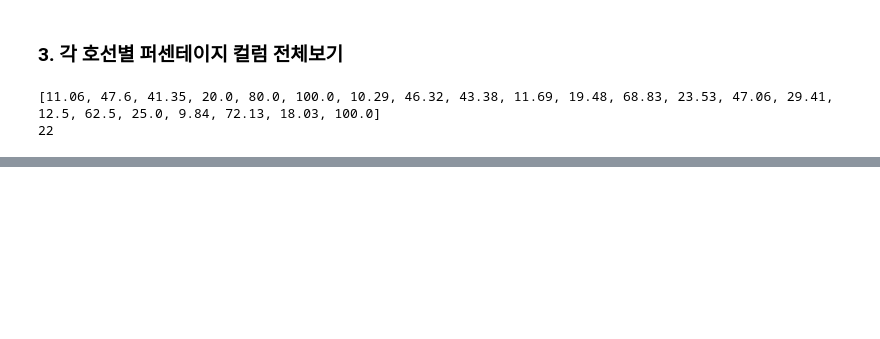
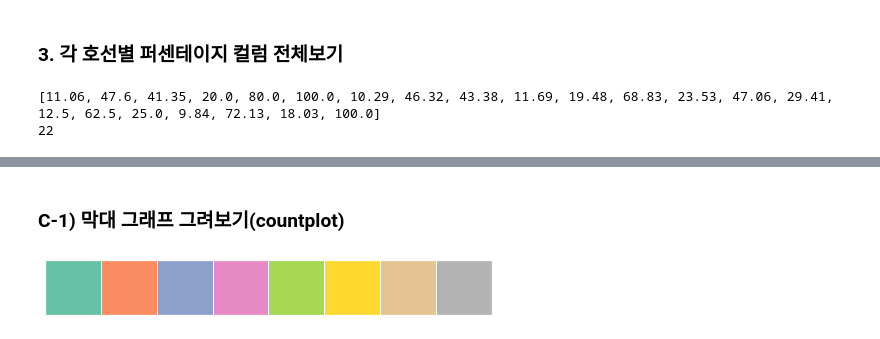
Before and after one commit to springkind/Project_pregnant_seat_subway, a Jupyter notebook: bomin/3-1) 호선별 붐빔정도와 비임산부의 착석비율.ipynb, the cells around one changed output, grey strips where cells are left out. Drawn from its saved outputs; the diff is of its cells as text; code cells hidden in the pictures; blank space fills up the shorter version.

```diff
--- a/bomin/3-1) 호선별 붐빔정도와 비임산부의 착석비율.ipynb
+++ b/bomin/3-1) 호선별 붐빔정도와 비임산부의 착석비율.ipynb
@@ -510,0 +485,8 @@ lines_total_counts
+# %% [markdown]
+### C-1) 막대 그래프 그려보기(countplot)
+# %%
+pal = sns.color_palette("Set2")
+sns.palplot(pal)
+sns.set_palette(pal)
+# %% [output]
+[figure, added]
```
Also changed, not shown: parts of 87 cells of this notebook, 9 other files.
